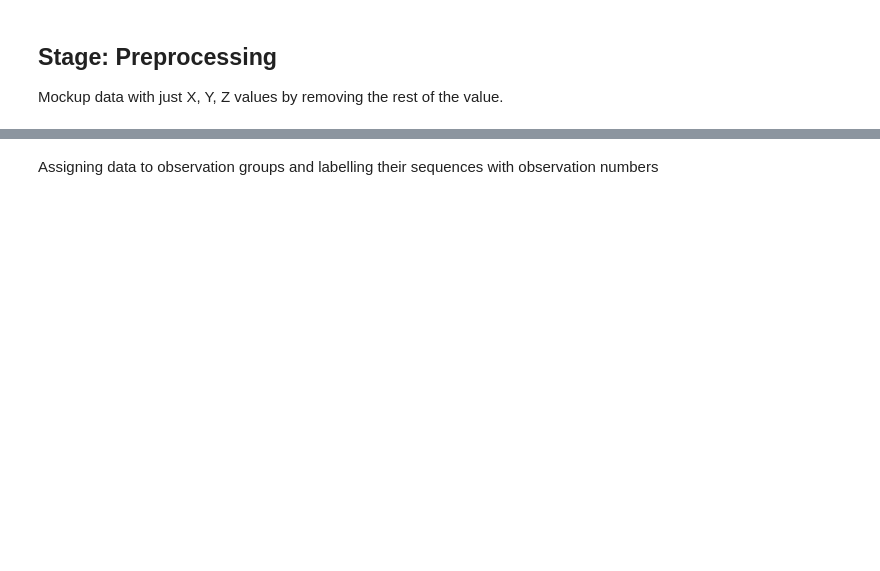
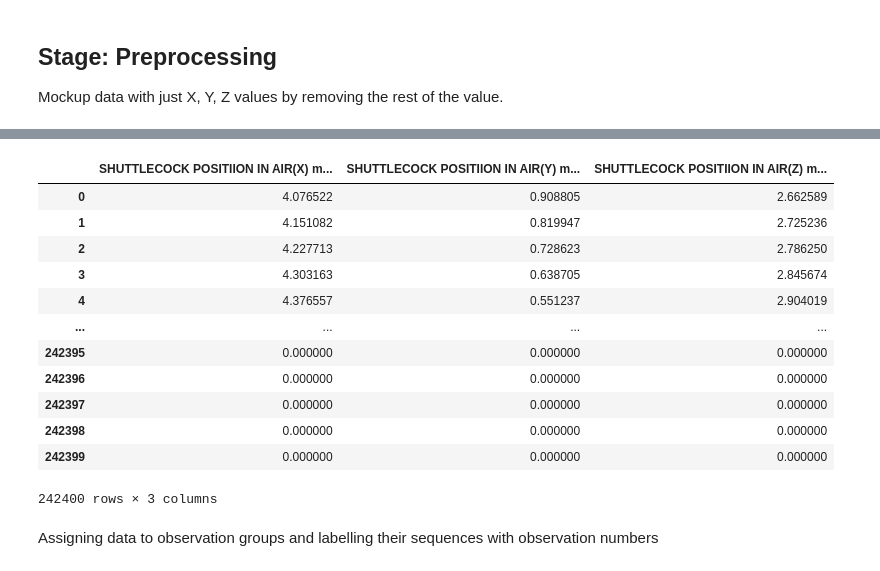
Before and after one commit to mtwchuang/CSC3005-Shuttlecock-Trajectory-Estimation, a Jupyter notebook: regression_approach_limited_input_v2.ipynb, the cells around one changed output, grey strips where cells are left out. Cells and saved outputs as stored; diff of their text form; code cells hidden in the pictures; blank space fills up the shorter version.

```diff
--- a/regression_approach_limited_input_v2.ipynb
+++ b/regression_approach_limited_input_v2.ipynb
@@ -69,15 +65,29 @@ Mockup data with just X, Y, Z values by removing the rest of the value.
 # %%
-# # read csv data from badmintondata.csv
-# limited_rallying_data = pd.read_csv('badmintondata2.csv')
+# read csv data from badmintondata.csv
+limited_rallying_data = pd.read_csv('badmintondata2.csv')
 
-# # just rename x metrics to avoid unnecessary errors
-# limited_rallying_data = limited_rallying_data.rename(columns={'SHUTTLECOCK POSITIION IN AIR(X ) metres': 'SHUTTLECOCK POSITIION IN AIR(X) metres'})
+# just rename x metrics to avoid unnecessary errors
+limited_rallying_data = limited_rallying_data.rename(columns={'SHUTTLECOCK POSITIION IN AIR(X ) metres': 'SHUTTLECOCK POSITIION IN AIR(X) metres'})
 
-# # limiting service data to just x, y, z coordinates
-# limited_rallying_data = limited_rallying_data[['SHUTTLECOCK POSITIION IN AIR(X) metres',
-#                                             'SHUTTLECOCK POSITIION IN AIR(Y) metres',
-#                                             'SHUTTLECOCK POSITIION IN AIR(Z) metres']]
-# limited_rallying_data
+# limiting service data to just x, y, z coordinates
+limited_rallying_data = limited_rallying_data[['SHUTTLECOCK POSITIION IN AIR(X) metres',
+                                            'SHUTTLECOCK POSITIION IN AIR(Y) metres',
+                                            'SHUTTLECOCK POSITIION IN AIR(Z) metres']]
+limited_rallying_data
+# %% [output]
+|  | SHUTTLECOCK POSITIION IN AIR(X) m... | SHUTTLECOCK POSITIION IN AIR(Y) m... | SHUTTLECOCK POSITIION IN AIR(Z) m... |
+| 0 | 4.076522 | 0.908805 | 2.662589 |
+| 1 | 4.151082 | 0.819947 | 2.725236 |
+| 2 | 4.227713 | 0.728623 | 2.786250 |
+| 3 | 4.303163 | 0.638705 | 2.845674 |
+| 4 | 4.376557 | 0.551237 | 2.904019 |
+| ... | ... | ... | ... |
+| 242395 | 0.000000 | 0.000000 | 0.000000 |
+| 242396 | 0.000000 | 0.000000 | 0.000000 |
+| 242397 | 0.000000 | 0.000000 | 0.000000 |
+| 242398 | 0.000000 | 0.000000 | 0.000000 |
+| 242399 | 0.000000 | 0.000000 | 0.000000 |
+242400 rows × 3 columns
 # %% [markdown]
 Assigning data to observation groups and labelling their sequences with observation numbers
 # %%
```
Also changed, not shown: parts of 18 cells of this notebook, 10 other files.
